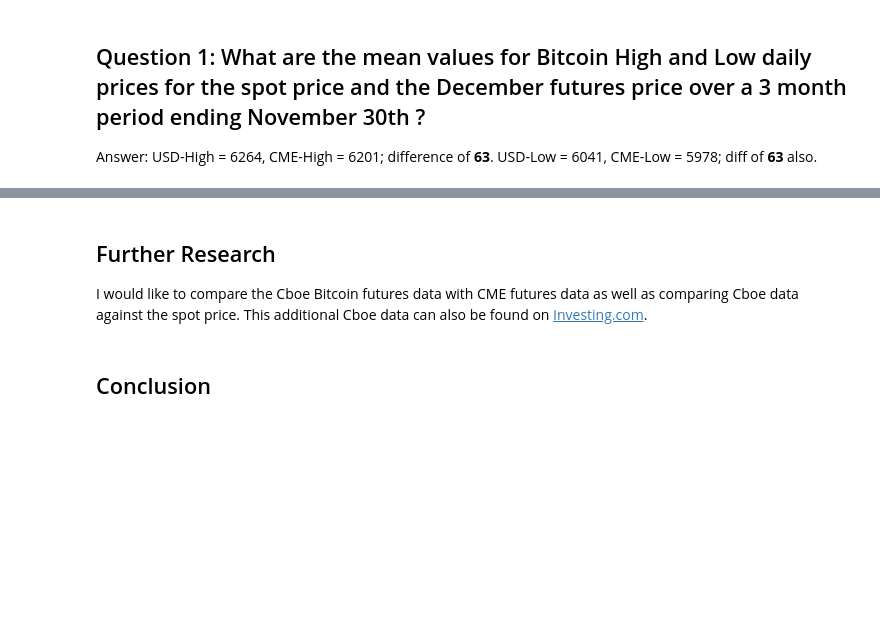
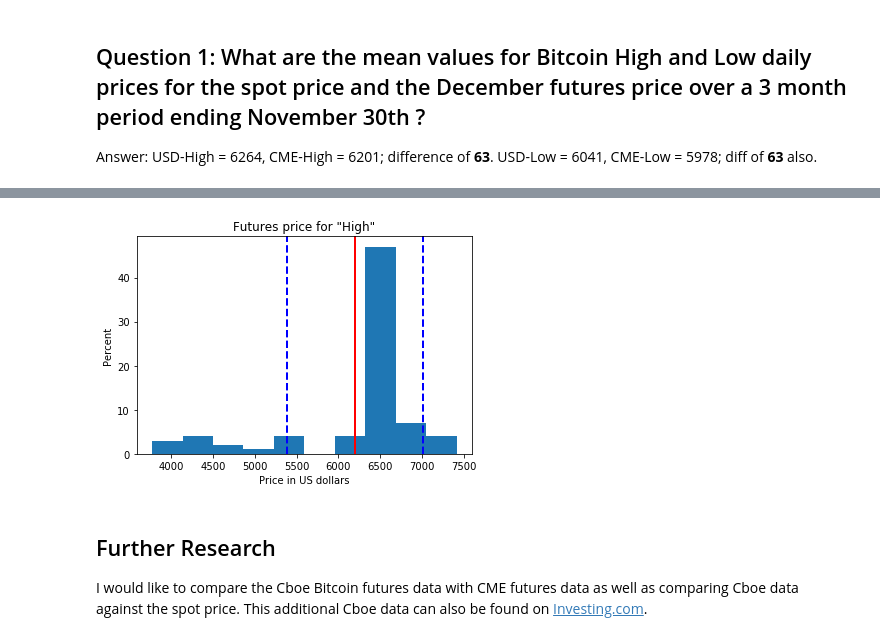
Before and after one commit to etterfred/Thinkful, a Jupyter notebook: Capstone Data Analysis Report.ipynb, the cells around one changed output, grey strips where cells are left out. Saved outputs shown, nothing was run; the diff lists cells and outputs as text; code cells hidden in the pictures; blank space fills up the shorter version.

Commit message:
Added statistical observations and conclusion

```diff
--- a/Capstone Data Analysis Report.ipynb
+++ b/Capstone Data Analysis Report.ipynb
@@ -156,5 +171,18 @@ Explore distributions, run t-tests, calculate probability, etc.
+# %%
+# Plot the futures "High" price as a histogram.
+plt.hist(df_cme['High'])
+plt.title('Futures price for "High"')
+# Add a vertical line at the mean.
+plt.axvline(df_cme['High'].mean(), color='red', linestyle='solid', linewidth=2)
+# Add a vertical line at one standard deviation above the mean.
+plt.axvline(df_cme['High'].mean() + df_cme['High'].std(), color='b', linestyle='dashed', linewidth=2)
+# Add a vertical line at one standard deviation below the mean.
+plt.axvline(df_cme['High'].mean()-df_cme['High'].std(), color='b', linestyle='dashed', linewidth=2)
+plt.xlabel('Price in US dollars')
+plt.ylabel('Percent')
+plt.show()
+# %% [output]
+[figure, added]
 # %% [markdown]
 ## Further Research
 I would like to compare the Cboe Bitcoin futures data with CME futures data as well as comparing Cboe data against the spot price.  This additional Cboe data can also be found on [Investing.com](www.investing.com).
-# %% [markdown]
-## Conclusion
```
Also changed, not shown: parts of 6 cells of this notebook.
